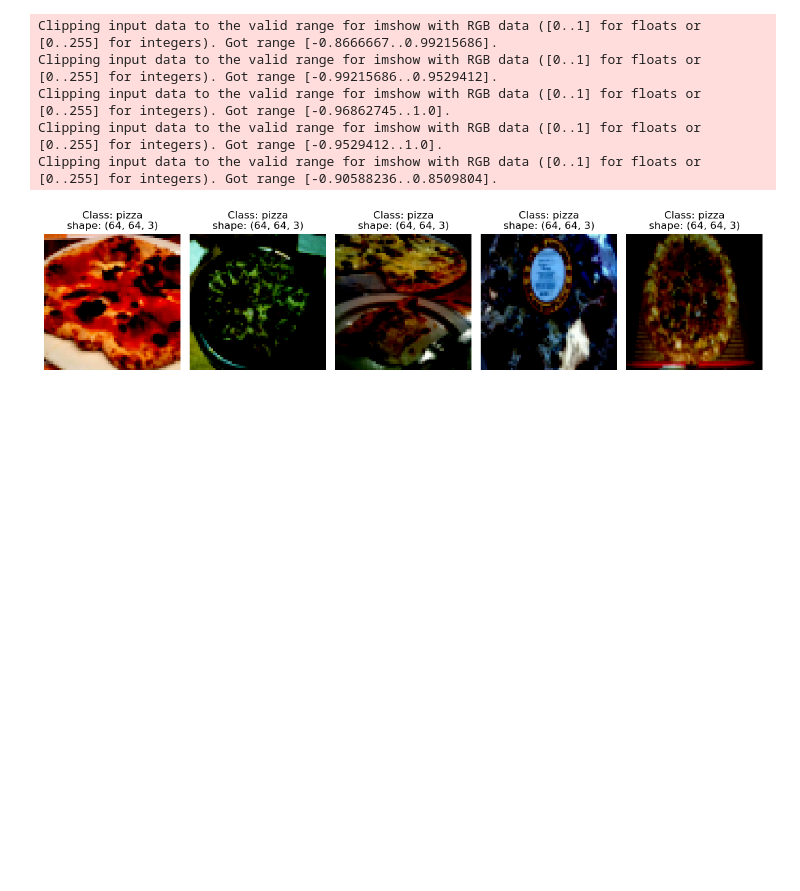
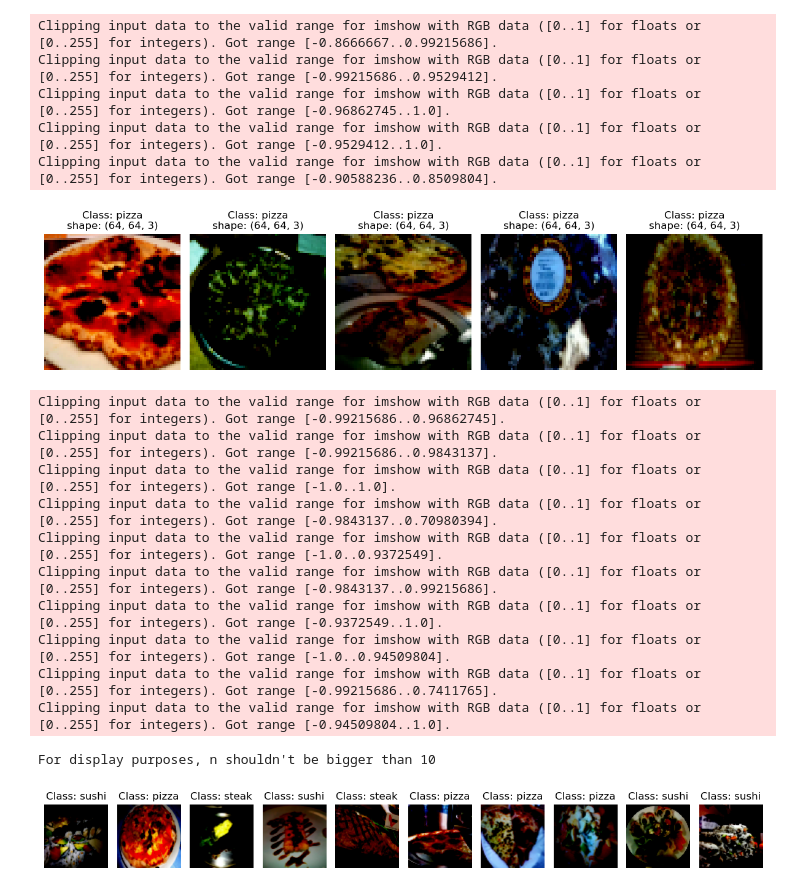
Before and after one commit to virvihuta/vh-learning-playground, a Jupyter notebook: pytorch/04_pytorch_custom_datasets.ipynb, the cells around one changed output. Drawn from its saved outputs; the diff is of its cells as text; code cells hidden in the pictures; blank space fills up the shorter version.

Commit message:
more random image testing with the custom dataset

```diff
--- a/pytorch/04_pytorch_custom_datasets.ipynb
+++ b/pytorch/04_pytorch_custom_datasets.ipynb
@@ -300,3 +300,18 @@ Clipping input data to the valid range for imshow with RGB data ([0..1] for floa
 Clipping input data to the valid range for imshow with RGB data ([0..1] for floats or [0..255] for integers). Got range [-0.9529412..1.0].
 Clipping input data to the valid range for imshow with RGB data ([0..1] for floats or [0..255] for integers). Got range [-0.90588236..0.8509804].
 [figure]
+# %%
+display_random_images(train_data_custom, n=40, classes=class_name, seed=None)
+# %% [output]
+Clipping input data to the valid range for imshow with RGB data ([0..1] for floats or [0..255] for integers). Got range [-0.99215686..0.96862745].
+Clipping input data to the valid range for imshow with RGB data ([0..1] for floats or [0..255] for integers). Got range [-0.99215686..0.9843137].
+Clipping input data to the valid range for imshow with RGB data ([0..1] for floats or [0..255] for integers). Got range [-1.0..1.0].
+Clipping input data to the valid range for imshow with RGB data ([0..1] for floats or [0..255] for integers). Got range [-0.9843137..0.70980394].
+Clipping input data to the valid range for imshow with RGB data ([0..1] for floats or [0..255] for integers). Got range [-1.0..0.9372549].
+Clipping input data to the valid range for imshow with RGB data ([0..1] for floats or [0..255] for integers). Got range [-0.9843137..0.99215686].
+Clipping input data to the valid range for imshow with RGB data ([0..1] for floats or [0..255] for integers). Got range [-0.9372549..1.0].
+Clipping input data to the valid range for imshow with RGB data ([0..1] for floats or [0..255] for integers). Got range [-1.0..0.94509804].
+Clipping input data to the valid range for imshow with RGB data ([0..1] for floats or [0..255] for integers). Got range [-0.99215686..0.7411765].
+Clipping input data to the valid range for imshow with RGB data ([0..1] for floats or [0..255] for integers). Got range [-0.94509804..1.0].
+For display purposes, n shouldn't be bigger than 10
+[figure, added]
```
